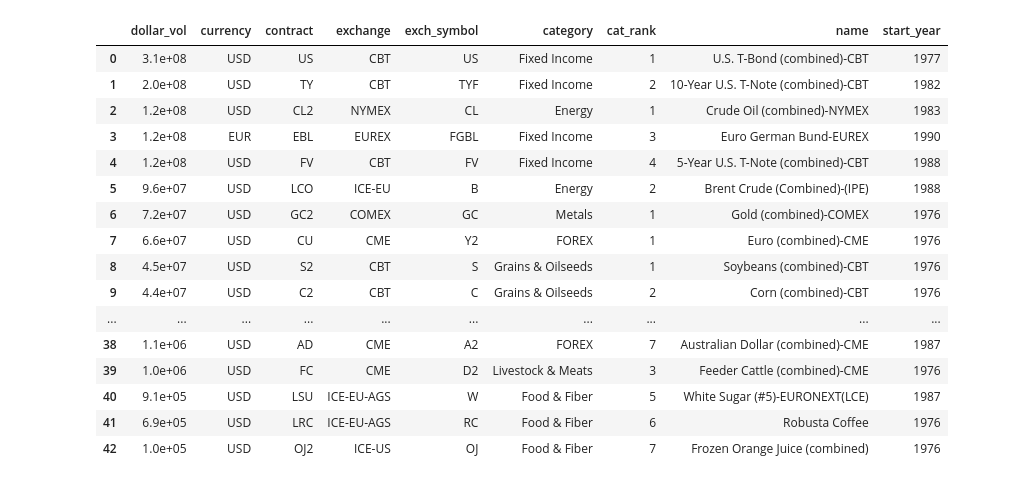
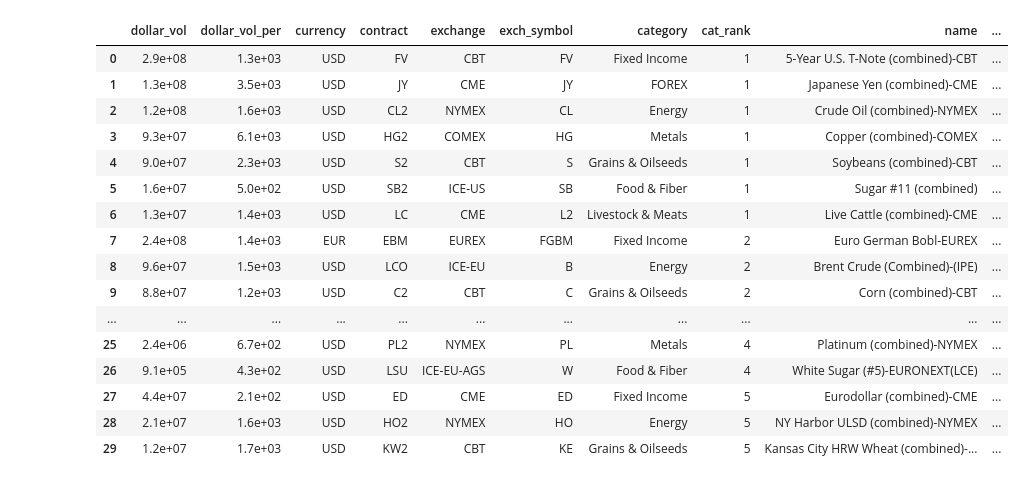
Before and after one commit to chiaolun/trend_following, a Jupyter notebook: analysis.ipynb, the cells around one changed output. Drawn from its saved outputs; the diff is of its cells as text; code cells hidden in the pictures.

```diff
--- a/analysis.ipynb
+++ b/analysis.ipynb
@@ -68,8 +70,10 @@ metadata = (
     .dropna(subset=["Exch Symbol", "Currency", "Name", "Point Value",
                     "Symbol", 'Futures Category'])
     .loc[lambda df: ~df.Symbol.isin(["TW1", "TW2"])]
-    .set_index("Symbol")
+    .rename(columns={"Symbol": "contract"})
+    .set_index("contract")
 )
+
 metadata.loc[lambda df: df["Futures Category"].isin([
     'Indexes-Asian', 'Indexes-Australian',
     'Indexes-Canadian', 'Indexes-European',
@@ -77,8 +81,11 @@ metadata.loc[lambda df: df["Futures Category"].isin([
     'Indexes-Mexican', 'Indexes-S. African', 'Indexes-S. American',
     'Indexes-U.S.',
 ]), 'Futures Category'] = "Equity Index"
+
 metadata.loc[
     lambda df: df["Futures Category"].isin([
         'Govt Notes', 'Govt Bonds', 'Govt Rates', 'Interest Rates', 'Indexes-U.S. Bonds',
-    ]), 'Futures Category'] = "Fixed Income"
+]), 'Futures Category'] = "Fixed Income"
+
+metadata.loc["DX2", 'Futures Category'] = "FOREX"
 # %% [output]
@@ -98,7 +122,10 @@ contract_mask = (
     &
     ~point_values.str.contains("mwh")
     &
-    ~names.index.isin(["TF", "ER2", "SP2", "ZI", "ZN", "TU2", "LC1"])
+    ~names.index.isin(["TF", "ER2", "SP2", "ZI", "ZN", "TU2", "LC1", "EX", "JT"])
+#     &
+#     # Too big
+#     ~names.index.isin(["PA2", "LGO", "US"])
     &
     (
         names.str.contains("combined session")
@@ -148,12 +159,8 @@ contract_volumes["category"] = contract_volumes.contract.map(metadata['Futures C
 contract_volumes["exchange"] = contract_volumes.contract.map(metadata.Exchange)
 contract_volumes["exch_symbol"] = contract_volumes.contract.map(metadata['Exch Symbol'])
 contract_volumes["name"] = contract_volumes.contract.map(metadata['Name'])
-contract_volumes["dollar_vol"] = contract_volumes.eval("adr * multiplier * volume")
-contract_volumes["cat_rank"] = (
-    contract_volumes.groupby(["category", "decade"])
-    .dollar_vol.rank(ascending=False)
-    .fillna(0).astype(int)
-)
+contract_volumes["dollar_vol_per"] = contract_volumes.eval("adr * multiplier")
+contract_volumes["dollar_vol"] = contract_volumes.eval("dollar_vol_per * volume")
 contract_volumes["start_year"] = contract_volumes.contract.map(
     dailies.groupby("contract").date.min().dt.year.astype("Int64")
 )
@@ -162,36 +169,45 @@ time: 209 ms (started: 2022-07-05 15:24:55 +08:00)
 # %%
 shortlist = (
     contract_volumes
     .query("category != 'Equity Index'")
-    .query("cat_rank <= 7 & start_year < 2000 & decade == 2010")
-    .query("dollar_vol.rank(ascending=False) <= 50")
-    .sort_values("dollar_vol", ascending=False)
-    [["dollar_vol", "currency", "contract", "exchange", "exch_symbol",
+#     .query("category != 'Fixed Income'")
+    .query("start_year < 2000 & decade == 2010")
+    .query("contract not in ['CU', 'KC2']")
+    .assign(cat_rank=lambda df: (
+        df.groupby(["category", "decade"])
+        .dollar_vol.rank(ascending=False)
+        .fillna(0).astype(int)
+    ))
+    .sort_values(["cat_rank", "dollar_vol"], ascending=[True, False])
+#     .loc[lambda df: df.dollar_vol_per.lt(1e4)]
+    .head(30)
+#     .sort_values("dollar_vol_per")
+    [["dollar_vol", "dollar_vol_per", "currency", "contract", "exchange", "exch_symbol",
       "category", "cat_rank", "name", "start_year"]]
     .reset_index(drop=True)
 )
 with all_rows:
     display(
         shortlist
         .style
-        .format(subset=["dollar_vol"], formatter="{:.1e}")
+        .format(subset=["dollar_vol", "dollar_vol_per"], formatter="{:.1e}")
         .set_properties(subset=["name"], **{'white-space': 'pre-wrap'})
     )
 # %% [output]
-|  | dollar_vol | currency | contract | exchange | exch_symbol | category | cat_rank | name | start_year |
-| 0 | 3.1e+08 | USD | US | CBT | US | Fixed Income | 1 | U.S. T-Bond (combined)-CBT | 1977 |
-| 1 | 2.0e+08 | USD | TY | CBT | TYF | Fixed Income | 2 | 10-Year U.S. T-Note (combined)-CBT | 1982 |
-| 2 | 1.2e+08 | USD | CL2 | NYMEX | CL | Energy | 1 | Crude Oil (combined)-NYMEX | 1983 |
-| 3 | 1.2e+08 | EUR | EBL | EUREX | FGBL | Fixed Income | 3 | Euro German Bund-EUREX | 1990 |
-| 4 | 1.2e+08 | USD | FV | CBT | FV | Fixed Income | 4 | 5-Year U.S. T-Note (combined)-CBT | 1988 |
-| 5 | 9.6e+07 | USD | LCO | ICE-EU | B | Energy | 2 | Brent Crude (Combined)-(IPE) | 1988 |
-| 6 | 7.2e+07 | USD | GC2 | COMEX | GC | Metals | 1 | Gold (combined)-COMEX | 1976 |
-| 7 | 6.6e+07 | USD | CU | CME | Y2 | FOREX | 1 | Euro (combined)-CME | 1976 |
-| 8 | 4.5e+07 | USD | S2 | CBT | S | Grains & Oilseeds | 1 | Soybeans (combined)-CBT | 1976 |
-| 9 | 4.4e+07 | USD | C2 | CBT | C | Grains & Oilseeds | 2 | Corn (combined)-CBT | 1976 |
-| ... | ... | ... | ... | ... | ... | ... | ... | ... | ... |
-| 38 | 1.1e+06 | USD | AD | CME | A2 | FOREX | 7 | Australian Dollar (combined)-CME | 1987 |
-| 39 | 1.0e+06 | USD | FC | CME | D2 | Livestock & Meats | 3 | Feeder Cattle (combined)-CME | 1976 |
-| 40 | 9.1e+05 | USD | LSU | ICE-EU-AGS | W | Food & Fiber | 5 | White Sugar (#5)-EURONEXT(LCE) | 1987 |
-| 41 | 6.9e+05 | USD | LRC | ICE-EU-AGS | RC | Food & Fiber | 6 | Robusta Coffee | 1976 |
-| 42 | 1.0e+05 | USD | OJ2 | ICE-US | OJ | Food & Fiber | 7 | Frozen Orange Juice (combined) | 1976 |
+|  | dollar_vol | dollar_vol_per | currency | contract | exchange | exch_symbol | category | cat_rank | name | ... |
+| 0 | 2.9e+08 | 1.3e+03 | USD | FV | CBT | FV | Fixed Income | 1 | 5-Year U.S. T-Note (combined)-CBT | ... |
+| 1 | 1.3e+08 | 3.5e+03 | USD | JY | CME | JY | FOREX | 1 | Japanese Yen (combined)-CME | ... |
+| 2 | 1.2e+08 | 1.6e+03 | USD | CL2 | NYMEX | CL | Energy | 1 | Crude Oil (combined)-NYMEX | ... |
+| 3 | 9.3e+07 | 6.1e+03 | USD | HG2 | COMEX | HG | Metals | 1 | Copper (combined)-COMEX | ... |
+| 4 | 9.0e+07 | 2.3e+03 | USD | S2 | CBT | S | Grains & Oilseeds | 1 | Soybeans (combined)-CBT | ... |
+| 5 | 1.6e+07 | 5.0e+02 | USD | SB2 | ICE-US | SB | Food & Fiber | 1 | Sugar #11 (combined) | ... |
+| 6 | 1.3e+07 | 1.4e+03 | USD | LC | CME | L2 | Livestock & Meats | 1 | Live Cattle (combined)-CME | ... |
+| 7 | 2.4e+08 | 1.4e+03 | EUR | EBM | EUREX | FGBM | Fixed Income | 2 | Euro German Bobl-EUREX | ... |
+| 8 | 9.6e+07 | 1.5e+03 | USD | LCO | ICE-EU | B | Energy | 2 | Brent Crude (Combined)-(IPE) | ... |
+| 9 | 8.8e+07 | 1.2e+03 | USD | C2 | CBT | C | Grains & Oilseeds | 2 | Corn (combined)-CBT | ... |
+| ... | ... | ... | ... | ... | ... | ... | ... | ... | ... | ... |
+| 25 | 2.4e+06 | 6.7e+02 | USD | PL2 | NYMEX | PL | Metals | 4 | Platinum (combined)-NYMEX | ... |
+| 26 | 9.1e+05 | 4.3e+02 | USD | LSU | ICE-EU-AGS | W | Food & Fiber | 4 | White Sugar (#5)-EURONEXT(LCE) | ... |
+| 27 | 4.4e+07 | 2.1e+02 | USD | ED | CME | ED | Fixed Income | 5 | Eurodollar (combined)-CME | ... |
+| 28 | 2.1e+07 | 1.6e+03 | USD | HO2 | NYMEX | HO | Energy | 5 | NY Harbor ULSD (combined)-NYMEX | ... |
+| 29 | 1.2e+07 | 1.7e+03 | USD | KW2 | CBT | KE | Grains & Oilseeds | 5 | Kansas City HRW Wheat (combined)-... | ... |
```
Also changed, not shown: parts of 63 cells of this notebook, 5 other files.
